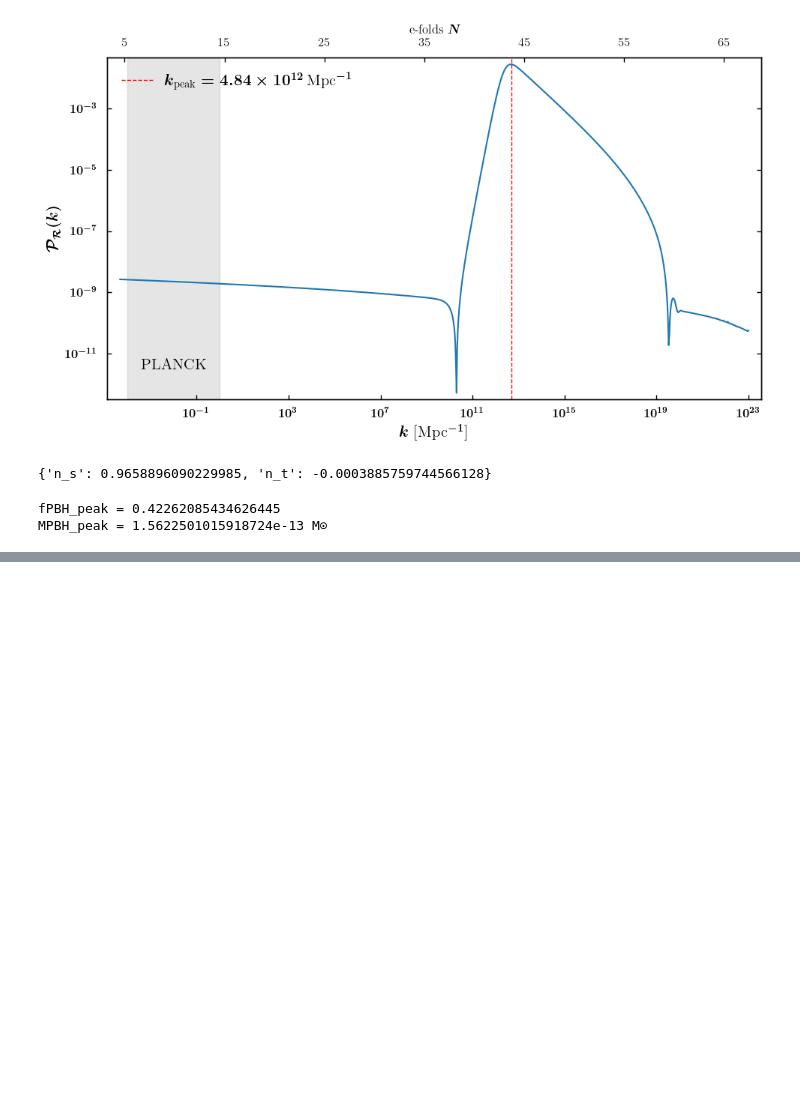
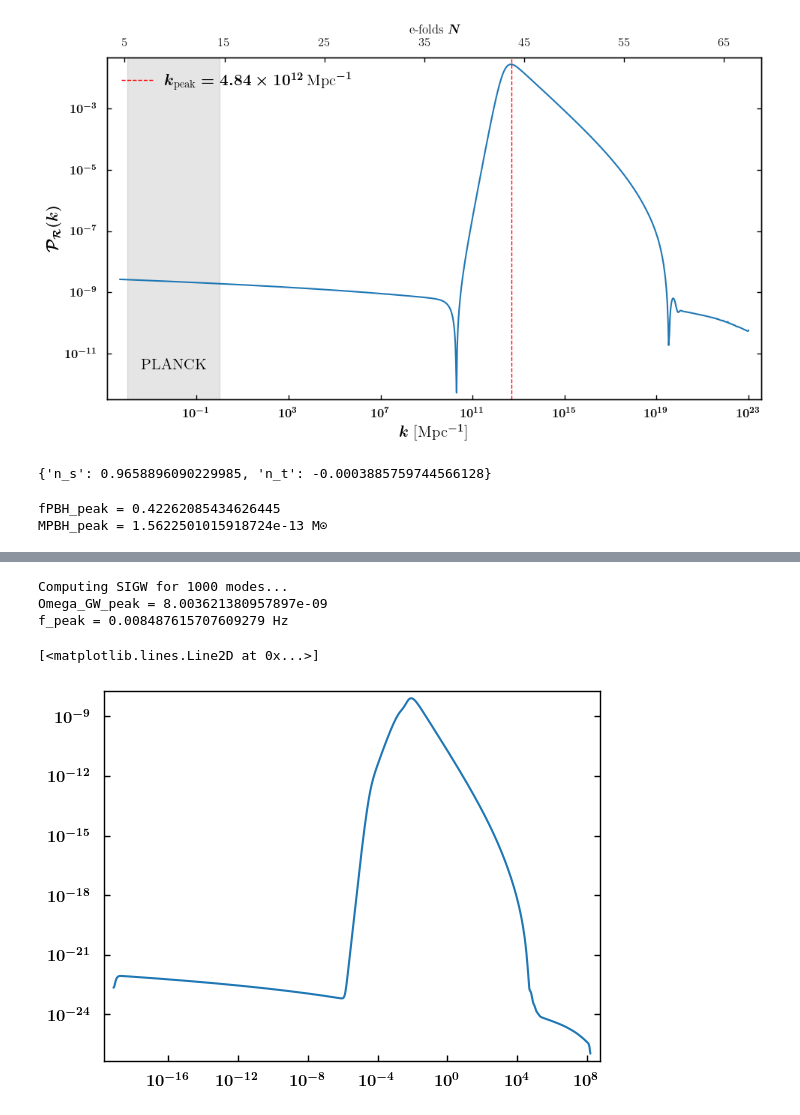
Before and after one commit to fpineda94/primordialpy, a Jupyter notebook: examples/PBHs/KKLT_bump_case2/KKLT_bump.ipynb, the cells around one changed output, grey strips where cells are left out. Cells and saved outputs as stored; diff of their text form; code cells hidden in the pictures; blank space fills up the shorter version.

Commit message:
Adde InducedGW class and implemented new improvments

```diff
--- a/examples/PBHs/KKLT_bump_case2/KKLT_bump.ipynb
+++ b/examples/PBHs/KKLT_bump_case2/KKLT_bump.ipynb
@@ -91,0 +93,10 @@ Gráfico guardado en: Figures/constraints_check.png
+# %%
+gw = InducedGW(perturbations= pert)
+f, omega = gw.compute(n_int=500, save= True)
+plt.loglog(f, omega)
+# %% [output]
+Computing SIGW for 1000 modes...
+Omega_GW_peak = 8.003621380957897e-09
+f_peak = 0.008487615707609279 Hz
+[<matplotlib.lines.Line2D at 0x...>]
+[figure, added]
```
Also changed, not shown: parts of 2 cells of this notebook, 22 other files.
